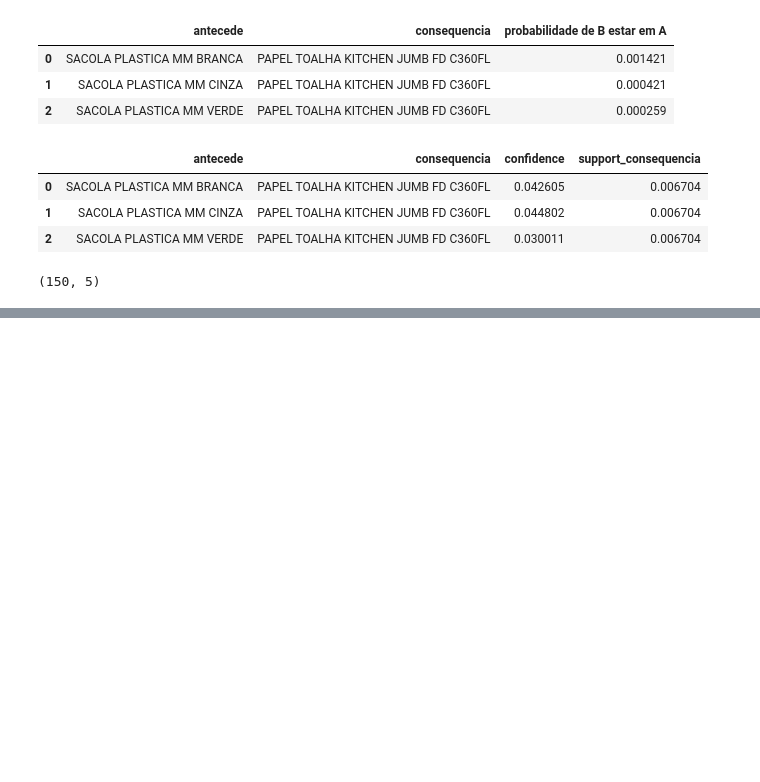
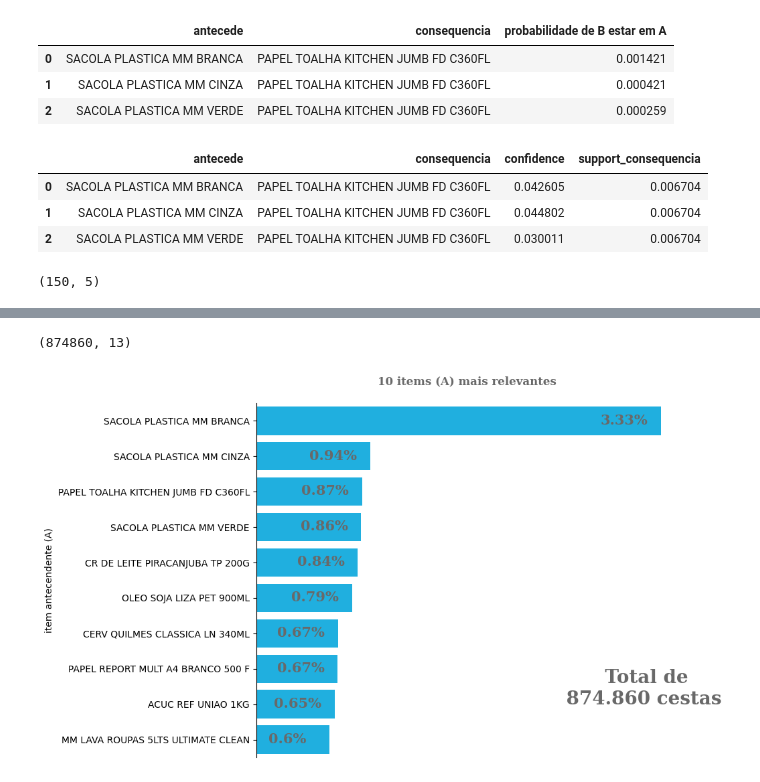
Before and after one commit to rafaelfabri/case, a Jupyter notebook: notebooks/parte_1_analytics.ipynb, the cells around one changed output, grey strips where cells are left out. Cells and saved outputs as stored; diff of their text form; code cells hidden in the pictures; blank space fills up the shorter version.

```diff
--- a/notebooks/parte_1_analytics.ipynb
+++ b/notebooks/parte_1_analytics.ipynb
@@ -572,4 +574,56 @@ df_final[df_final['antecede'] == 'SACOLA PLASTICA MM BRANCA']
 df_final['lift'] = df_final['probabilidade de B estar em A'] / (df_final['support_consequencia'] * df_final['support_antecede'])
 # %%
 df_final['lift_'] =  df_final['confidence'] / df_final['support_consequencia']
+# %%
+df.shape
+# %% [output]
+(874860, 13)
+# %%
+font = FontProperties()
+font.set_family('serif')
+font.set_name('serif')
+font.set_weight('bold')
+font.set_size(15)
+
+font1 = FontProperties()
+font1.set_family('serif')
+font1.set_name('serif')
+font1.set_weight('bold')
+font1.set_size(20)
+
+font2 = FontProperties()
+font2.set_family('serif')
+font2.set_name('serif')
+font2.set_weight('bold')
+font2.set_size(12)
+
+
+x = df_support_A['support_antecede'] * 100
+y = df_support_A['antecede']
+
+fig, ax = plt.subplots(figsize = (10, 6))
+
+sns.barplot(x = x, y = y, ax = ax, color = '#00BFFF')
+
+ax.set_title('10 items (A) mais relevantes \n', fontproperties = font2, color = '#696969')
+
+ax.set_ylabel('item antecendente (A)')
+
+for axis in ['bottom', 'right', 'top']:
+    ax.spines[axis].set_color(None)
+
+ax.tick_params(axis = 'x', labelbottom = False, bottom = False)
+
+ax.set_xlabel('')
+
+for i in range(0, len(x), 1):
+    ax.text(x = x[i] - 0.50, y = i + 0.1, s = str(round(x[i], 2)) + '%', fontproperties = font, color = '#696969')
+
+ax.text(x = 2.5, y = 8, s = '       Total de \n 874.860 cestas',  fontproperties = font1, color = '#696969')
+
+fig.tight_layout();
+
+fig.savefig('10_items_mais_relevantes.png', dpi = 300)
+# %% [output]
+[figure, added]
 # %%
```
Also changed, not shown: parts of 4 cells of this notebook, 3 other files.
